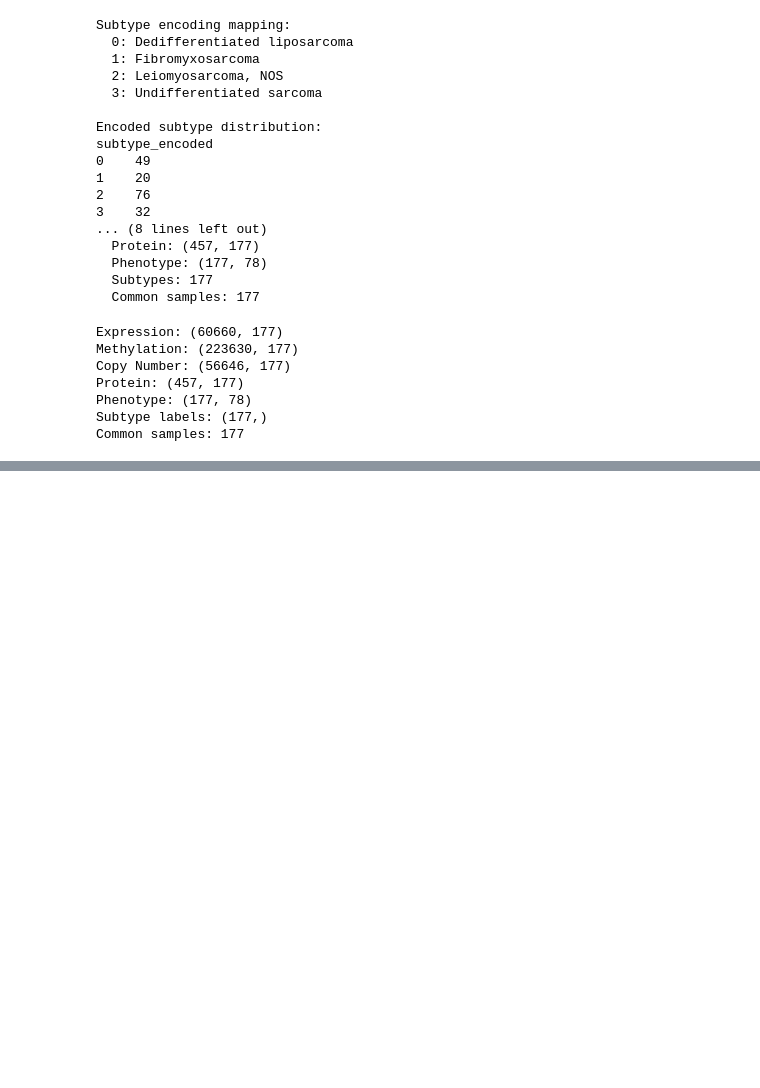
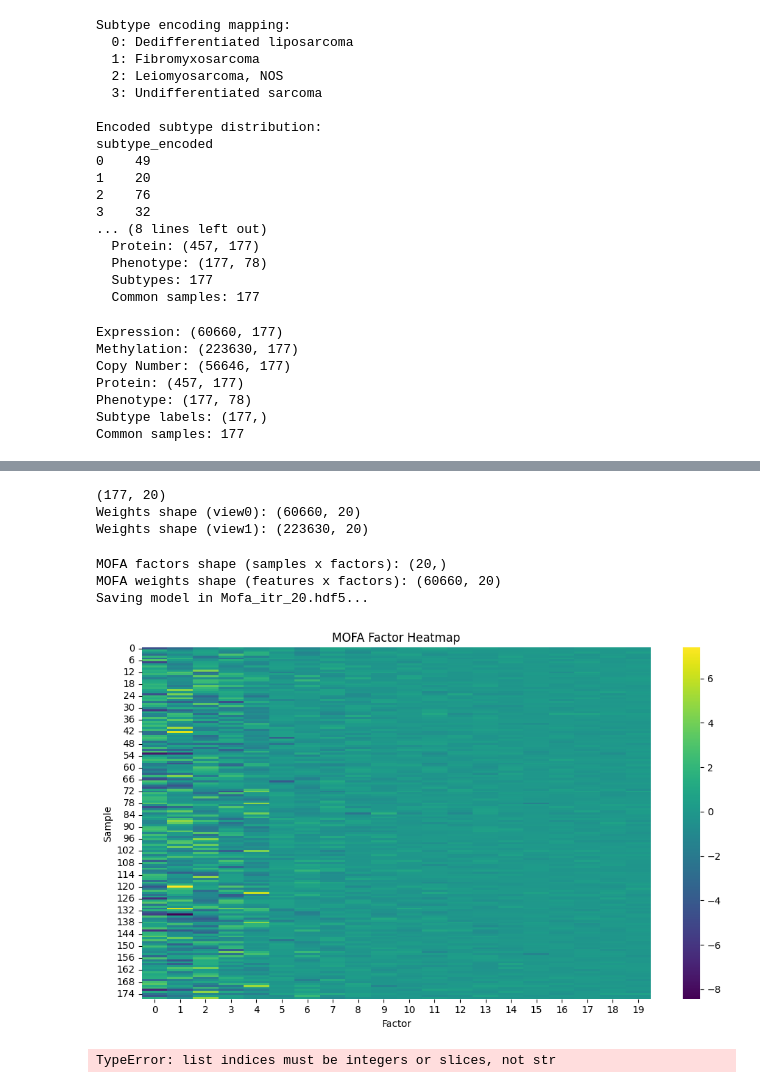
Before and after one commit to Shahriar1638/Multi-omics-Cancer-subtype, a Jupyter notebook: Main_pipeline_With_mofa.ipynb, the cells around one changed output, grey strips where cells are left out. Cells and saved outputs as stored; diff of their text form; code cells hidden in the pictures; blank space fills up the shorter version.

Commit message:
mofa + 5 basic ml models added

```diff
--- a/Main_pipeline_With_mofa.ipynb
+++ b/Main_pipeline_With_mofa.ipynb
@@ -20,22 +20,22 @@ device = torch.device('cuda' if torch.cuda.is_available() else 'cpu')
 # %% [markdown]
 # Data load
 # %%
-expression_data = pd.read_csv('TCGA-SARC.star_tpm.tsv', sep='\t', index_col=0)  # Gene expression (TPM)
-methylation_data = pd.read_csv('TCGA-SARC.methylation450.tsv', sep='\t', index_col=0)  # DNA methylation
-copy_number_data = pd.read_csv('TCGA-SARC.gene-level_absolute.tsv', sep='\t', index_col=0)  # Gene-level copy number (ABSOLUTE)
-protein_data = pd.read_csv('TCGA-SARC.protein.tsv', sep='\t', index_col=0)  # Protein expression
+expression_data = pd.read_csv('../TCGA-SARC.star_tpm.tsv', sep='\t', index_col=0)  # Gene expression (TPM)
+methylation_data = pd.read_csv('../TCGA-SARC.methylation450.tsv', sep='\t', index_col=0)  # DNA methylation
+copy_number_data = pd.read_csv('../TCGA-SARC.gene-level_absolute.tsv', sep='\t', index_col=0)  # Gene-level copy number (ABSOLUTE)
+protein_data = pd.read_csv('../TCGA-SARC.protein.tsv', sep='\t', index_col=0)  # Protein expression
 
 try:
-    phenotype_data = pd.read_csv('TCGA-SARC.clinical.tsv', sep='\t', index_col=0)
+    phenotype_data = pd.read_csv('../TCGA-SARC.clinical.tsv', sep='\t', index_col=0)
 except Exception as e:
     print("Error while loading phenotype_data:", e)
-    with open('TCGA-SARC.clinical.tsv', 'r') as f:
+    with open('../TCGA-SARC.clinical.tsv', 'r') as f:
         for i, line in enumerate(f):
             try:
                 pd.read_csv(pd.compat.StringIO(line), sep='\t')
             except Exception as row_e:
                 print(f"Error in line {i}: {row_e}")
-    phenotype_data = pd.read_csv('TCGA-SARC.clinical.tsv', sep='\t', index_col=0, on_bad_lines='skip')
+    phenotype_data = pd.read_csv('../TCGA-SARC.clinical.tsv', sep='\t', index_col=0, on_bad_lines='skip')
 
 print("Data shapes:")
 print(f"Expression data: {expression_data.shape}")
@@ -433,0 +478,62 @@ View 3 shape: (457, 177)
+# %%
+print(factors.shape)
+print("Weights shape (view0):", weights[0].shape)
+print("Weights shape (view1):", weights[1].shape)
+# %% [output]
+(177, 20)
+Weights shape (view0): (60660, 20)
+Weights shape (view1): (223630, 20)
+# %%
+outfile = "Mofa_itr_20.hdf5"
+ent.save(outfile, save_data=True)
+# %% [output]
+MOFA factors shape (samples x factors): (20,)
+MOFA weights shape (features x factors): (60660, 20)
+Saving model in Mofa_itr_20.hdf5...
+# %%
+import matplotlib.pyplot as plt
+import seaborn as sns
+import numpy as np
+
+# factors is already (n_samples × n_factors)
+factor_array = np.array(factors)
+
+# If you ever had only one sample, this ensures it's 2D
+if factor_array.ndim == 1:
+    factor_array = factor_array.reshape(1, -1)
+
+plt.figure(figsize=(10, 6))
+sns.heatmap(factor_array, cmap='viridis', annot=False)  # annot=False for large matrices
+plt.xlabel('Factor')
+plt.ylabel('Sample')
+plt.title('MOFA Factor Heatmap')
+plt.tight_layout()
+plt.show()
+# %% [output]
+[figure, added]
+# %%
+r2 = ent.model.calculate_variance_explained()
+
+# Defensive fix for r2 indexing
+if isinstance(r2, list) and len(r2) > 0 and isinstance(r2[0], dict):
+    r2_total = r2[0]["r2_total"]
+    r2_per_factor = r2[0]["r2_per_factor"]
+else:
+    r2_total = r2["r2_total"]
+    r2_per_factor = r2["r2_per_factor"]
+
+# Total variance explained per view
+import matplotlib.pyplot as plt
+plt.bar(range(len(r2_total)), r2_total)
+plt.xticks(range(len(r2_total)), ["Expression","Methylation","CopyNumber","Protein"], rotation=45)
+plt.ylabel("Variance Explained")
+plt.title("Variance Explained per View")
+plt.show()
+
+# Variance explained per factor
+import seaborn as sns
+sns.heatmap(r2_per_factor, cmap="viridis")
+plt.title("Variance Explained per Factor and View")
+plt.show()
+# %% [output]
+TypeError: list indices must be integers or slices, not str
```
Also changed, not shown: parts of 10 cells of this notebook, 1 other file.
